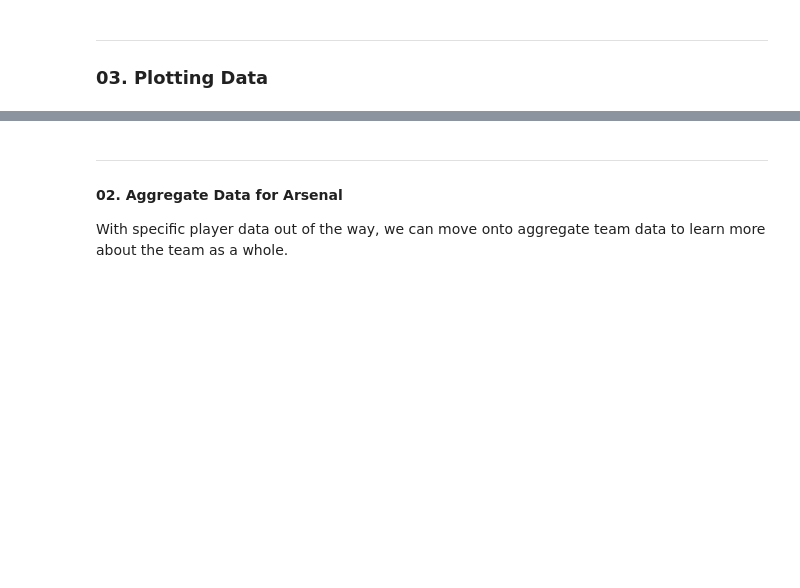
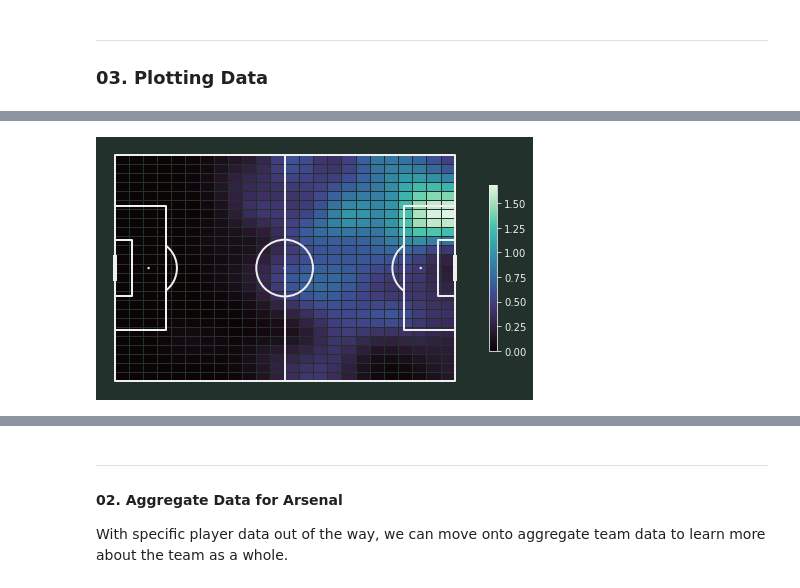
Before and after one commit to lucas-nelson-uiuc/stat430_unsupervised_project, a Jupyter notebook: soccer_project.ipynb, the cells around one changed output, grey strips where cells are left out. Saved outputs shown, nothing was run; the diff lists cells and outputs as text; code cells hidden in the pictures; blank space fills up the shorter version.

```diff
--- a/soccer_project.ipynb
+++ b/soccer_project.ipynb
@@ -184,23 +172,25 @@ df = th_dribble[['location_x', 'location_y']].astype('float64')
 # %%
 # Tom Decroos, author of `matplotsoccer <https://github.com/TomDecroos/matplotsoccer>`_,
 # asked whether it was possible to plot a Gaussian smoothed heatmap,
 # which are available in matplotsoccer. Here is an example demonstrating this.
 
 # setup pitch
 pitch = Pitch(pitch_type='statsbomb', line_zorder=2,
               pitch_color='#22312b', line_color='#efefef')
 # draw
 fig, ax = pitch.draw(figsize=(6.6, 4.125))
 fig.set_facecolor('#22312b')
 bin_statistic = pitch.bin_statistic(df.location_x, df.location_y, statistic='count', bins=(24,25))
-bin_statistic['statistic'] = gaussian_filter(bin_statistic['statistic'], 1)
+bin_statistic['statistic'] = gaussian_filter(bin_statistic['statistic'], 1.5)
 pcm = pitch.heatmap(bin_statistic, ax=ax, cmap='mako', edgecolors='#22312b')
 # Add the colorbar and format off-white
 cbar = fig.colorbar(pcm, ax=ax, shrink=0.6)
 cbar.outline.set_edgecolor('#efefef')
 cbar.ax.yaxis.set_tick_params(color='#efefef')
 plt.setp(plt.getp(cbar.ax.axes, 'yticklabels'), color='#efefef')
 plt.show()
+# %% [output]
+[figure, added]
 # %%
 th_cross = player_dict['Thierry Henry']['Cross']
 df = th_cross[['location_x', 'location_y']].astype('float64')
```
Also changed, not shown: parts of 63 cells of this notebook.
